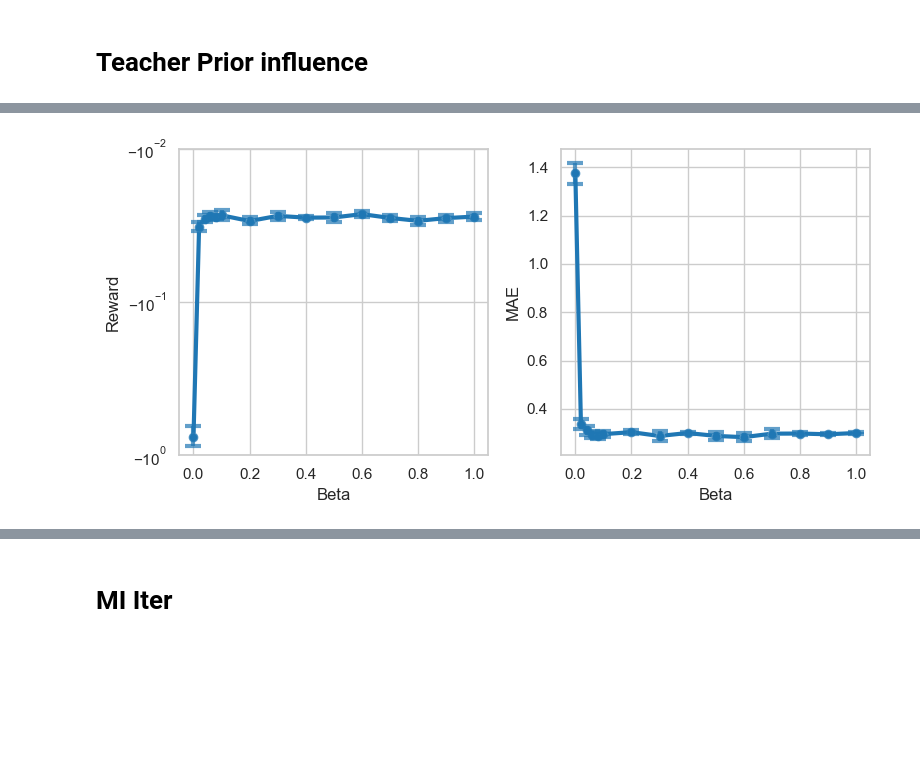
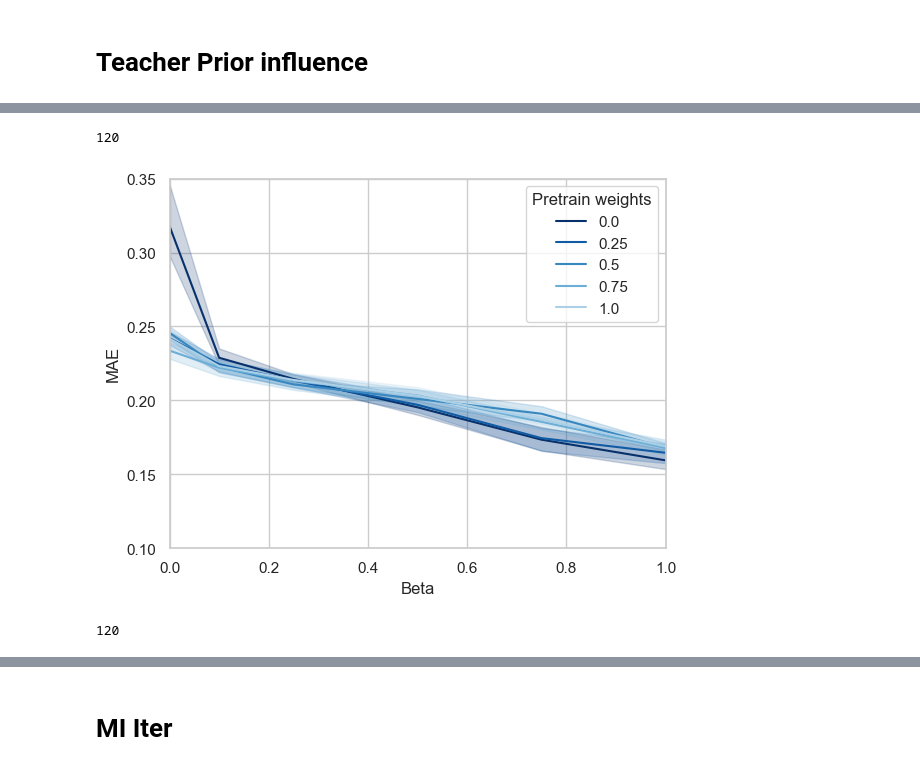
Before and after one commit to KilianFt/LIFT, a Jupyter notebook: notebooks/wandb_results_plots.ipynb, the cells around one changed output, grey strips where cells are left out. Drawn from its saved outputs; the diff is of its cells as text; code cells hidden in the pictures; blank space fills up the shorter version.

Commit message:
plot results of current sweep

```diff
--- a/notebooks/wandb_results_plots.ipynb
+++ b/notebooks/wandb_results_plots.ipynb
@@ -9,2 +8,20 @@ runs = api.runs("kilian/lift")
+# %%
+def extract_data(sweep):
+    data = []
+    for run in sweep.runs:
+        params = run.config
+        metrics = run.summary
+        beta_2 = params['mi']['beta_2']
+        pt_weight = params['mi']['pt_weight']
+        encoder_mae = metrics.get('encoder_mae')
+        encoder_reward = metrics.get('encoder_reward')
+
+        data.append({
+            'beta_2': beta_2,
+            'pt_weight': pt_weight,
+            'encoder_mae': encoder_mae,
+            'encoder_reward': encoder_reward,
+        })
+    return data
 # %% [markdown]
 # Teacher Prior influence
@@ -52,24 +27,0 @@ mae_data = pd.DataFrame({
-# %%
-color = 'tab:blue'
-
-fig, axs = plt.subplots(1, 2, figsize=(8, 4))
-sns.set(style="whitegrid")
-
-sns.lineplot(x='Scaling Factor', y='Mean Reward', data=data, marker='o', errorbar=None, color=color, linewidth=3, ax=axs[0])
-axs[0].errorbar(data['Scaling Factor'], data['Mean Reward'], yerr=data['Standard Deviation'], fmt='o', ecolor=color, elinewidth=3, capthick=3, capsize=6, alpha=0.7, color=color)
-
-axs[0].set_yscale('symlog', linthresh=0.01)
-axs[0].set_ylim(-1., -0.01)
-
-sns.lineplot(x='Scaling Factor', y='MAE', data=mae_data, marker='o', errorbar=None, color=color, linewidth=3, ax=axs[1])
-axs[1].errorbar(mae_data['Scaling Factor'], mae_data['MAE'], yerr=mae_data['Standard Deviation'], fmt='o', ecolor=color, elinewidth=3, capthick=3, capsize=6, alpha=0.7, color=color)
-
-axs[0].set_xlabel('Beta')
-axs[1].set_xlabel('Beta')
-axs[0].set_ylabel('Reward')
-axs[1].set_ylabel('MAE')
-plt.tight_layout()
-plt.savefig('../figures/teacher_beta.png', dpi=400)
-plt.show()
-# %% [output]
-[figure, removed]
@@ -75,0 +32,29 @@ plt.show()
+# %%
+# teacher_sweep = api.sweep("kilian/LIFT/2tdtsniz")
+teacher_sweep = api.sweep("kilian/LIFT/1hdh4re3")
+teacher_data = extract_data(teacher_sweep)
+df = pd.DataFrame(teacher_data)
+len(teacher_data)
+# %% [output]
+120
+# %%
+# sns.color_palette("tab10")
+import matplotlib.colors as mcolors
+norm = mcolors.Normalize(vmin=0, vmax=1.5)
+
+sns.lineplot(data=df, x='beta_2', y='encoder_mae', hue='pt_weight', palette='Blues_r', hue_norm=norm)
+plt.xlabel('Beta')
+plt.ylabel('MAE')
+plt.legend(title='Pretrain weights')
+plt.xlim(0,1)
+plt.ylim(0.1, 0.35)
+plt.savefig('../figures/teacher_importance.png', dpi=400)
+# %% [output]
+[figure, added]
+# %%
+teacher_sweep = api.sweep("kilian/LIFT/qae4yqzc")
+teacher_data = extract_data(teacher_sweep)
+df = pd.DataFrame(teacher_data)
+len(teacher_data)
+# %% [output]
+120
```
Also changed, not shown: parts of 25 cells of this notebook.
